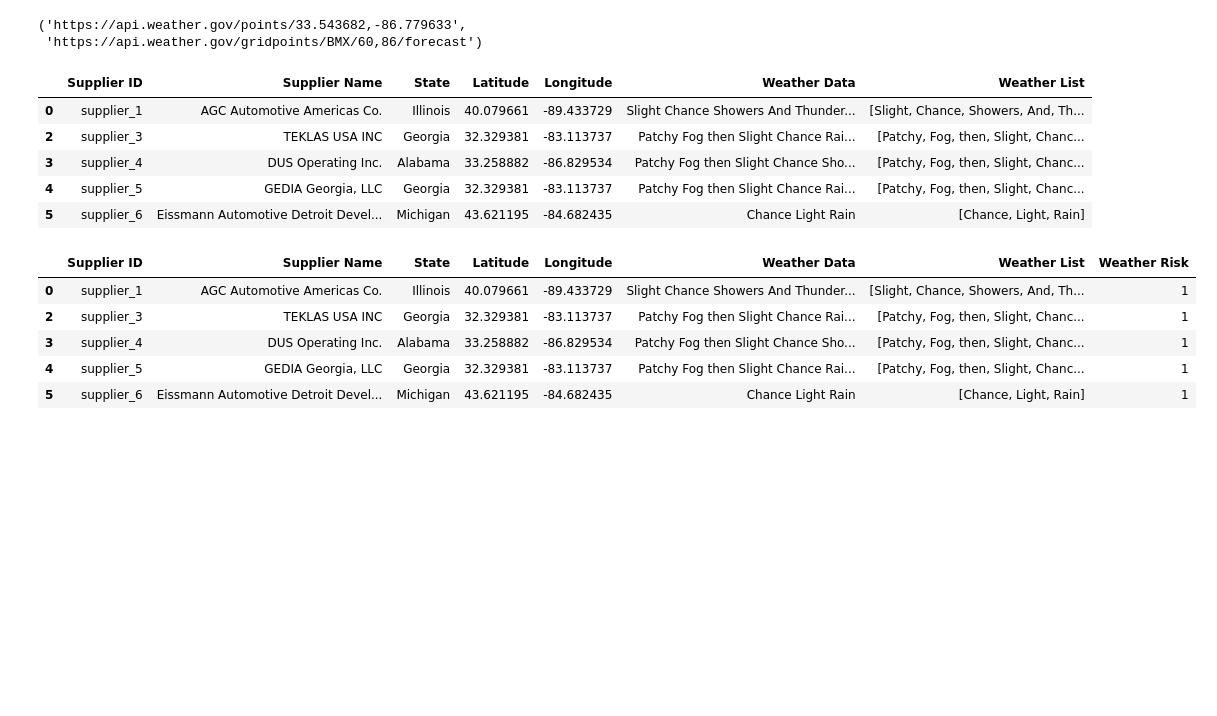
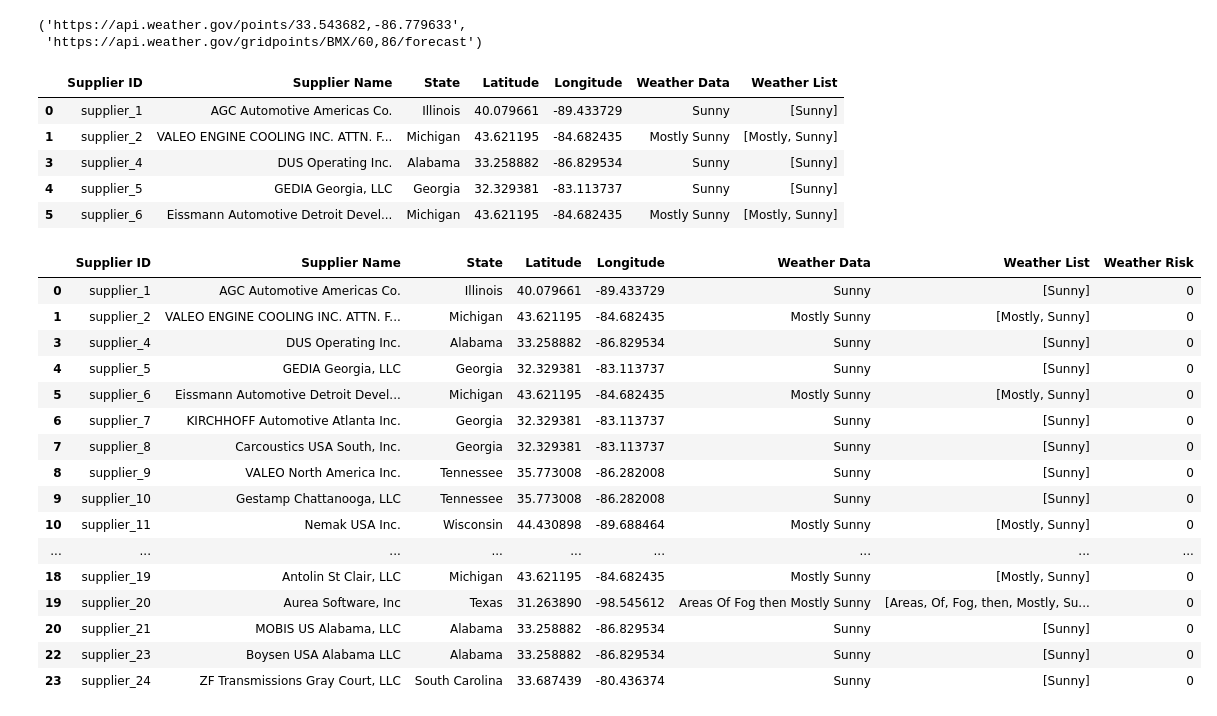
Before and after one commit to Ivan2911/scda, a Jupyter notebook: notebook.ipynb, the cells around one changed output. Cells and saved outputs as stored; diff of their text form; code cells hidden in the pictures; blank space fills up the shorter version.

Commit message:
update supplier weather

```diff
--- a/notebook.ipynb
+++ b/notebook.ipynb
@@ -331,6 +346,9 @@ grid_url, forecast_url
 # %% [output]
 ('https://api.weather.gov/points/33.543682,-86.779633',
  'https://api.weather.gov/gridpoints/BMX/60,86/forecast')
+# %%
+# Read df
+supplier_df = pd.read_csv("supplier_data.csv")
 # %%
 # define a function to split the text and return a list of words
 def split_text(text):
@@ -349,11 +367,11 @@ supplier_df['Weather List'] = supplier_df['Weather Data'].apply(split_text)
 supplier_df.head()
 # %% [output]
 |  | Supplier ID | Supplier Name | State | Latitude | Longitude | Weather Data | Weather List |
-| 0 | supplier_1 | AGC Automotive Americas Co. | Illinois | 40.079661 | -89.433729 | Slight Chance Showers And Thunder... | [Slight, Chance, Showers, And, Th... |
-| 2 | supplier_3 | TEKLAS USA INC | Georgia | 32.329381 | -83.113737 | Patchy Fog then Slight Chance Rai... | [Patchy, Fog, then, Slight, Chanc... |
-| 3 | supplier_4 | DUS Operating Inc. | Alabama | 33.258882 | -86.829534 | Patchy Fog then Slight Chance Sho... | [Patchy, Fog, then, Slight, Chanc... |
-| 4 | supplier_5 | GEDIA Georgia, LLC | Georgia | 32.329381 | -83.113737 | Patchy Fog then Slight Chance Rai... | [Patchy, Fog, then, Slight, Chanc... |
-| 5 | supplier_6 | Eissmann Automotive Detroit Devel... | Michigan | 43.621195 | -84.682435 | Chance Light Rain | [Chance, Light, Rain] |
+| 0 | supplier_1 | AGC Automotive Americas Co. | Illinois | 40.079661 | -89.433729 | Sunny | [Sunny] |
+| 1 | supplier_2 | VALEO ENGINE COOLING INC. ATTN. F... | Michigan | 43.621195 | -84.682435 | Mostly Sunny | [Mostly, Sunny] |
+| 3 | supplier_4 | DUS Operating Inc. | Alabama | 33.258882 | -86.829534 | Sunny | [Sunny] |
+| 4 | supplier_5 | GEDIA Georgia, LLC | Georgia | 32.329381 | -83.113737 | Sunny | [Sunny] |
+| 5 | supplier_6 | Eissmann Automotive Detroit Devel... | Michigan | 43.621195 | -84.682435 | Mostly Sunny | [Mostly, Sunny] |
 # %%
 # define a function to calculate the risk score based on weather conditions
 def calculate_risk(weather_list):
@@ -367,14 +385,25 @@ def calculate_risk(weather_list):
 # apply the function to the "Weather List" column and create a new column
 supplier_df['Weather Risk'] = supplier_df['Weather List'].apply(calculate_risk)
 # %%
-supplier_df.head()
+supplier_df
 # %% [output]
 |  | Supplier ID | Supplier Name | State | Latitude | Longitude | Weather Data | Weather List | Weather Risk |
-| 0 | supplier_1 | AGC Automotive Americas Co. | Illinois | 40.079661 | -89.433729 | Slight Chance Showers And Thunder... | [Slight, Chance, Showers, And, Th... | 1 |
-| 2 | supplier_3 | TEKLAS USA INC | Georgia | 32.329381 | -83.113737 | Patchy Fog then Slight Chance Rai... | [Patchy, Fog, then, Slight, Chanc... | 1 |
-| 3 | supplier_4 | DUS Operating Inc. | Alabama | 33.258882 | -86.829534 | Patchy Fog then Slight Chance Sho... | [Patchy, Fog, then, Slight, Chanc... | 1 |
-| 4 | supplier_5 | GEDIA Georgia, LLC | Georgia | 32.329381 | -83.113737 | Patchy Fog then Slight Chance Rai... | [Patchy, Fog, then, Slight, Chanc... | 1 |
-| 5 | supplier_6 | Eissmann Automotive Detroit Devel... | Michigan | 43.621195 | -84.682435 | Chance Light Rain | [Chance, Light, Rain] | 1 |
+| 0 | supplier_1 | AGC Automotive Americas Co. | Illinois | 40.079661 | -89.433729 | Sunny | [Sunny] | 0 |
+| 1 | supplier_2 | VALEO ENGINE COOLING INC. ATTN. F... | Michigan | 43.621195 | -84.682435 | Mostly Sunny | [Mostly, Sunny] | 0 |
+| 3 | supplier_4 | DUS Operating Inc. | Alabama | 33.258882 | -86.829534 | Sunny | [Sunny] | 0 |
+| 4 | supplier_5 | GEDIA Georgia, LLC | Georgia | 32.329381 | -83.113737 | Sunny | [Sunny] | 0 |
+| 5 | supplier_6 | Eissmann Automotive Detroit Devel... | Michigan | 43.621195 | -84.682435 | Mostly Sunny | [Mostly, Sunny] | 0 |
+| 6 | supplier_7 | KIRCHHOFF Automotive Atlanta Inc. | Georgia | 32.329381 | -83.113737 | Sunny | [Sunny] | 0 |
+| 7 | supplier_8 | Carcoustics USA South, Inc. | Georgia | 32.329381 | -83.113737 | Sunny | [Sunny] | 0 |
+| 8 | supplier_9 | VALEO North America Inc. | Tennessee | 35.773008 | -86.282008 | Sunny | [Sunny] | 0 |
+| 9 | supplier_10 | Gestamp Chattanooga, LLC | Tennessee | 35.773008 | -86.282008 | Sunny | [Sunny] | 0 |
+| 10 | supplier_11 | Nemak USA Inc. | Wisconsin | 44.430898 | -89.688464 | Mostly Sunny | [Mostly, Sunny] | 0 |
+| ... | ... | ... | ... | ... | ... | ... | ... | ... |
+| 18 | supplier_19 | Antolin St Clair, LLC | Michigan | 43.621195 | -84.682435 | Mostly Sunny | [Mostly, Sunny] | 0 |
+| 19 | supplier_20 | Aurea Software, Inc | Texas | 31.263890 | -98.545612 | Areas Of Fog then Mostly Sunny | [Areas, Of, Fog, then, Mostly, Su... | 0 |
+| 20 | supplier_21 | MOBIS US Alabama, LLC | Alabama | 33.258882 | -86.829534 | Sunny | [Sunny] | 0 |
+| 22 | supplier_23 | Boysen USA Alabama LLC | Alabama | 33.258882 | -86.829534 | Sunny | [Sunny] | 0 |
+| 23 | supplier_24 | ZF Transmissions Gray Court, LLC | South Carolina | 33.687439 | -80.436374 | Sunny | [Sunny] | 0 |
 # %%
 # Save the DataFrame to a CSV file
 supplier_df.to_csv('supplier_data.csv', index=False)
```
Also changed, not shown: parts of 4 cells of this notebook, 2 other files.
